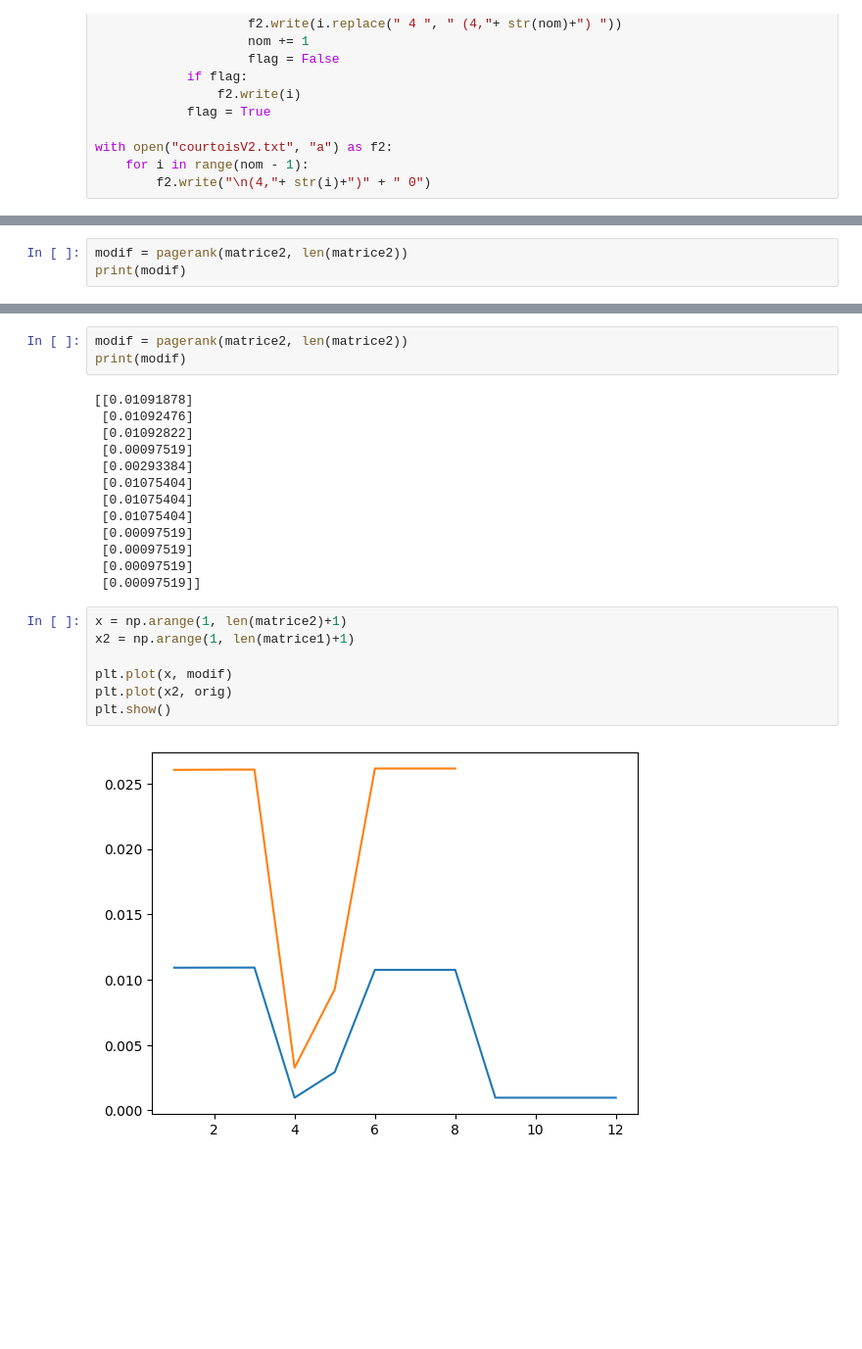
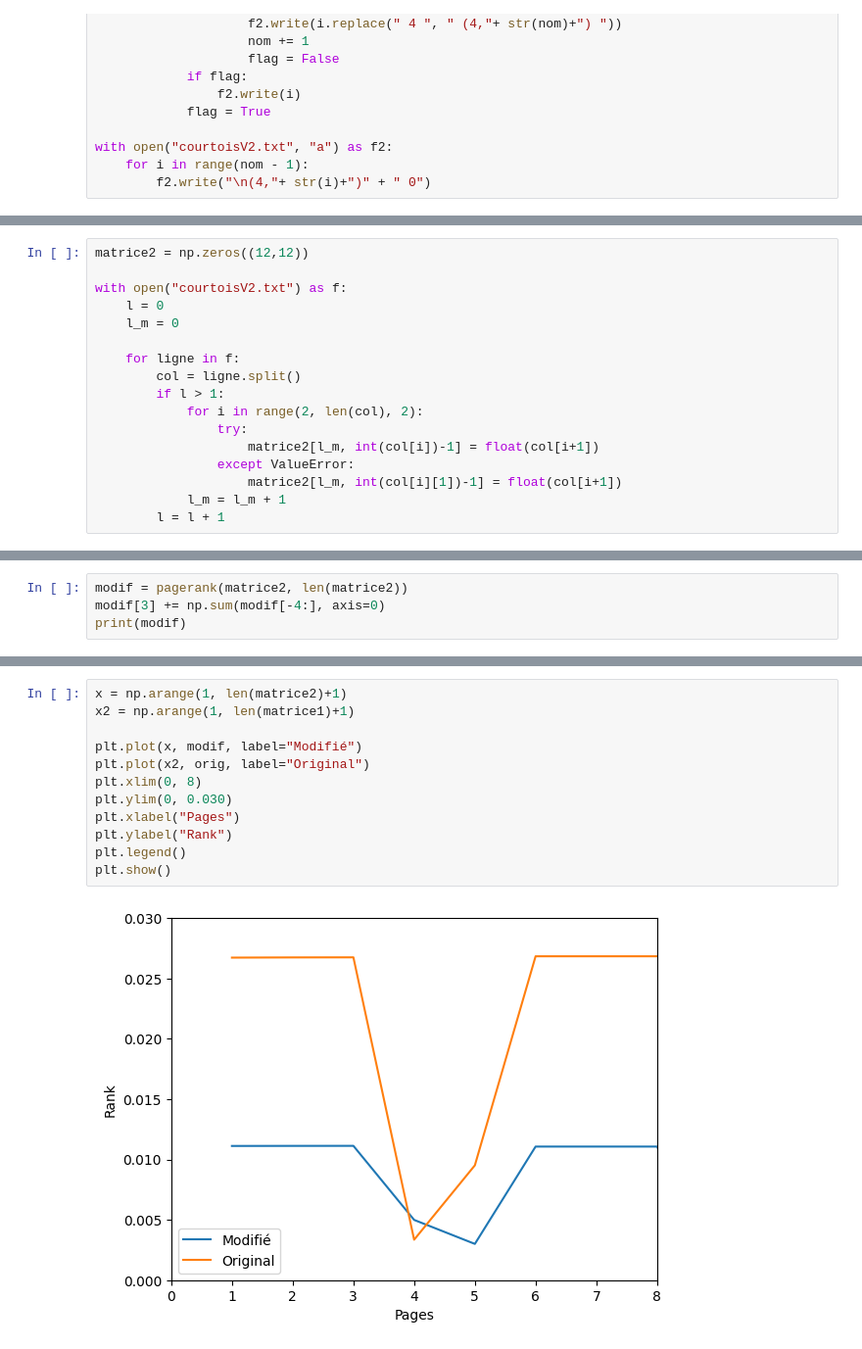
Before and after one commit to Galaboost/Pagerank, a Jupyter notebook: pagerank.ipynb, the cells around one changed output, grey strips where cells are left out. Shown at 98% size. Drawn from its saved outputs; the diff is of its cells as text; blank space fills up the shorter version.

```diff
--- a/pagerank.ipynb
+++ b/pagerank.ipynb
@@ -135,0 +102,17 @@ array([[8.500e-01, 0.000e+00, 1.490e-01, 9.000e-04, 0.000e+00, 5.000e-05,
+# %%
+matrice2 = np.zeros((12,12))
+
+with open("courtoisV2.txt") as f:
+    l = 0
+    l_m = 0
+
+    for ligne in f:
+        col = ligne.split()
+        if l > 1:
+            for i in range(2, len(col), 2):
+                try:
+                    matrice2[l_m, int(col[i])-1] = float(col[i+1])
+                except ValueError:
+                    matrice2[l_m, int(col[i][1])-1] = float(col[i+1])
+            l_m = l_m + 1
+        l = l + 1
@@ -136,4 +131,5 @@ array([[8.500e-01, 0.000e+00, 1.490e-01, 9.000e-04, 0.000e+00, 5.000e-05,
 # %%
 modif = pagerank(matrice2, len(matrice2))
+modif[3] += np.sum(modif[-4:], axis=0)
 print(modif)
 # %% [output]
@@ -152,25 +148,14 @@ print(modif)
-# %%
-modif = pagerank(matrice2, len(matrice2))
-print(modif)
-# %% [output]
-[[0.01091878]
- [0.01092476]
- [0.01092822]
- [0.00097519]
- [0.00293384]
- [0.01075404]
- [0.01075404]
- [0.01075404]
- [0.00097519]
- [0.00097519]
- [0.00097519]
- [0.00097519]]
 # %%
 x = np.arange(1, len(matrice2)+1)
 x2 = np.arange(1, len(matrice1)+1)
 
-plt.plot(x, modif)
-plt.plot(x2, orig)
+plt.plot(x, modif, label="Modifié")
+plt.plot(x2, orig, label="Original")
+plt.xlim(0, 8)
+plt.ylim(0, 0.030)
+plt.xlabel("Pages")
+plt.ylabel("Rank")
+plt.legend()
 plt.show()
 # %% [output]
-[figure, old version]
+[figure, new version]
```
Also changed, not shown: parts of 15 cells of this notebook.
